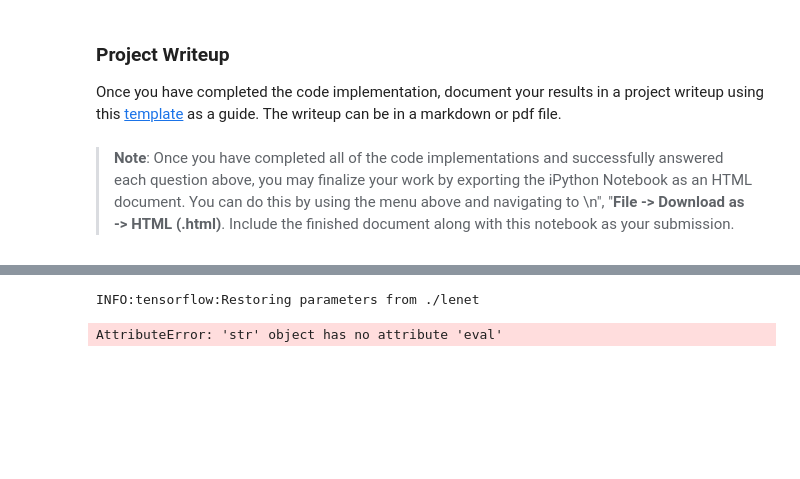
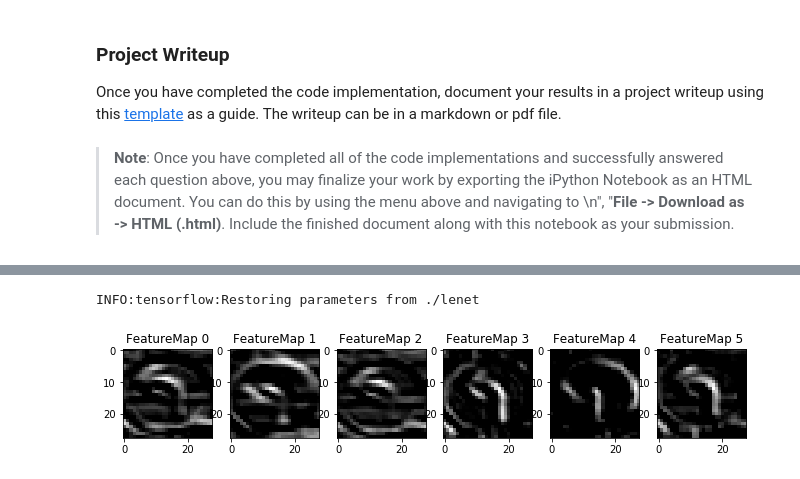
Before and after one commit to tyaq/CarND-Traffic-Sign-Classifier-Project, a Jupyter notebook: Traffic_Sign_Classifier.ipynb, the cells around one changed output, grey strips where cells are left out. Saved outputs shown, nothing was run; the diff lists cells and outputs as text; code cells hidden in the pictures; blank space fills up the shorter version.

Commit message:
Change sigma, and get feature maps displayed

```diff
--- a/Traffic_Sign_Classifier.ipynb
+++ b/Traffic_Sign_Classifier.ipynb
@@ -194,7 +194,7 @@ from tensorflow.contrib.layers import flatten
 def LeNet(x):
     # Arguments used for tf.truncated_normal, randomly defines variables for the weights and biases for each layer
     mu = 0
-    sigma = 0.1
+    sigma = 0.01
 
     # SOLUTION: Layer 1: Convolutional. Input = 32x32x3. Output = 28x28x6.
     conv1_W = tf.Variable(tf.truncated_normal(shape=(5, 5, 1, 6), mean = mu, stddev = sigma))
@@ -213,7 +213,7 @@ def LeNet(x):
     conv2   = tf.nn.conv2d(conv1, conv2_W, strides=[1, 1, 1, 1], padding='VALID') + conv2_b
 
     # SOLUTION: Activation.
-    conv2 = tf.nn.relu(conv2)
+    conv2 = tf.nn.relu(conv2, name = 'conv2')
 
     # SOLUTION: Pooling. Input = 10x10x16. Output = 5x5x16.
     conv2 = tf.nn.max_pool(conv2, ksize=[1, 2, 2, 1], strides=[1, 2, 2, 1], padding='VALID')
@@ -227,7 +227,7 @@ def LeNet(x):
     fc1   = tf.matmul(fc0, fc1_W) + fc1_b
 
     # SOLUTION: Activation.
-    fc1    = tf.nn.relu(fc1)
+    fc1    = tf.nn.relu(fc1, name = 'fc1')
     fc1 = tf.nn.dropout(fc1, keep_prob)
 
     # SOLUTION: Layer 4: Fully Connected. Input = 120. Output = 84.
@@ -236,7 +236,7 @@ def LeNet(x):
     fc2    = tf.matmul(fc1, fc2_W) + fc2_b
 
     # SOLUTION: Activation.
-    fc2    = tf.nn.relu(fc2)
+    fc2    = tf.nn.relu(fc2, name = 'fc2')
     fc2 = tf.nn.dropout(fc2, keep_prob)
 
     # SOLUTION: Layer 5: Fully Connected. Input = 84. Output = 43.
@@ -514,34 +524,33 @@ For an example of what feature map outputs look like, check out NVIDIA's results
 # image_input: the test image being fed into the network to produce the feature maps
 # tf_activation: should be a tf variable name used during your training procedure that represents the calculated state of a specific weight layer
 # activation_min/max: can be used to view the activation contrast in more detail, by default matplot sets min and max to the actual min and max values of the output
 # plt_num: used to plot out multiple different weight feature map sets on the same block, just extend the plt number for each new feature map entry
 
 def outputFeatureMap(image_input, tf_activation, activation_min=-1, activation_max=-1 ,plt_num=1):
     # Here make sure to preprocess your image_input in a way your network expects
     # with size, normalization, ect if needed
     # image_input =
     # Note: x should be the same name as your network's tensorflow data placeholder variable
     # If you get an error tf_activation is not defined it may be having trouble accessing the variable from inside a function
     activation = tf_activation.eval(session=sess,feed_dict={x : image_input})
     featuremaps = activation.shape[3]
     plt.figure(plt_num, figsize=(15,15))
     for featuremap in range(featuremaps):
         plt.subplot(6,8, featuremap+1) # sets the number of feature maps to show on each row and column
         plt.title('FeatureMap ' + str(featuremap)) # displays the feature map number
         if activation_min != -1 & activation_max != -1:
             plt.imshow(activation[0,:,:, featuremap], interpolation="nearest", vmin =activation_min, vmax=activation_max, cmap="gray")
         elif activation_max != -1:
             plt.imshow(activation[0,:,:, featuremap], interpolation="nearest", vmax=activation_max, cmap="gray")
         elif activation_min !=-1:
             plt.imshow(activation[0,:,:, featuremap], interpolation="nearest", vmin=activation_min, cmap="gray")
         else:
             plt.imshow(activation[0,:,:, featuremap], interpolation="nearest", cmap="gray")
 
 with tf.Session() as sess:
     saver.restore(sess, "./lenet")
-    print()
-    for i, image in enumerate(X_pred):
-        outputFeatureMap(image,'conv1')
+    act = sess.graph.get_tensor_by_name('conv1:0')
+    outputFeatureMap(np.expand_dims(X_pred[0],axis=0).astype(float) , act)
 # %% [output]
 INFO:tensorflow:Restoring parameters from ./lenet
-AttributeError: 'str' object has no attribute 'eval'
+[figure, added]
```
Also changed, not shown: parts of 8 cells of this notebook, 4 other files.
